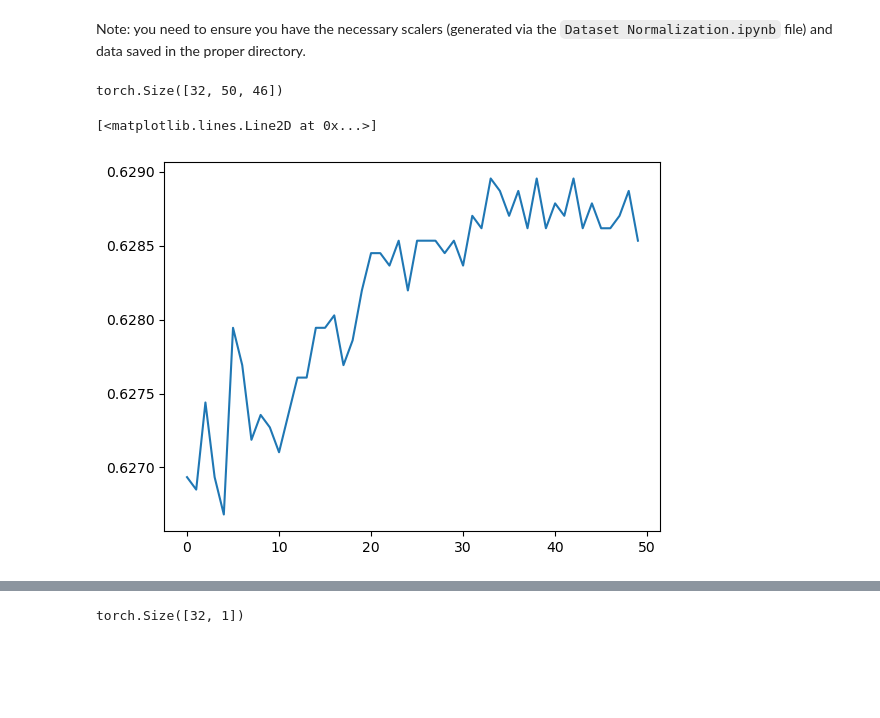
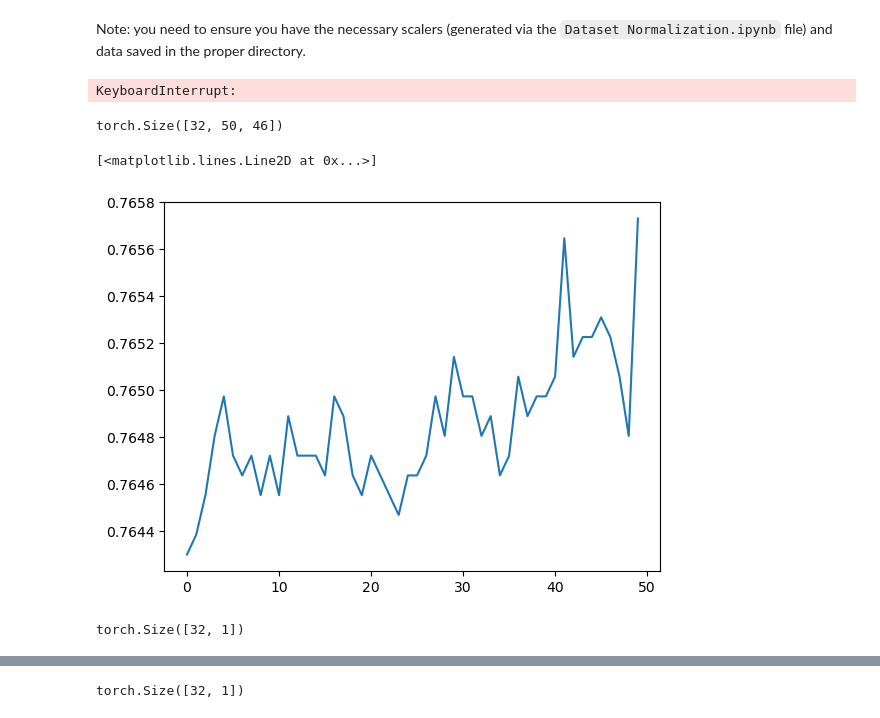
Before and after one commit to acoursey3/transimputer-prognostics, a Jupyter notebook: code/N-CMAPSS-DataLoaders.ipynb, the cells around one changed output, grey strips where cells are left out. Cells and saved outputs as stored; diff of their text form; code cells hidden in the pictures; blank space fills up the shorter version.

```diff
--- a/code/N-CMAPSS-DataLoaders.ipynb
+++ b/code/N-CMAPSS-DataLoaders.ipynb
@@ -132,3 +131,9 @@ trainloader = DataLoader(traindata, batch_size=32, shuffle=True)
+# %%
+i = 0
+for i, (X, y) in enumerate(tqdm(trainloader)):
+    i += 1
+# %% [output]
+KeyboardInterrupt:
 # %%
 traindata = NCMAPSSTestDataset(1, timesteps=50)
 trainloader = DataLoader(traindata, batch_size=32, shuffle=True)
@@ -142,7 +147,11 @@ ex_X.shape
 # %% [output]
 torch.Size([32, 50, 46])
 # %%
-plt.plot(ex_X[2,:,1])
+plt.plot(ex_X[31,:,1])
 # %% [output]
 [<matplotlib.lines.Line2D at 0x...>]
-[figure, old version]
+[figure, new version]
+# %%
+ex_y.shape
+# %% [output]
+torch.Size([32, 1])
```
Also changed, not shown: parts of 4 cells of this notebook, 3 other files.
